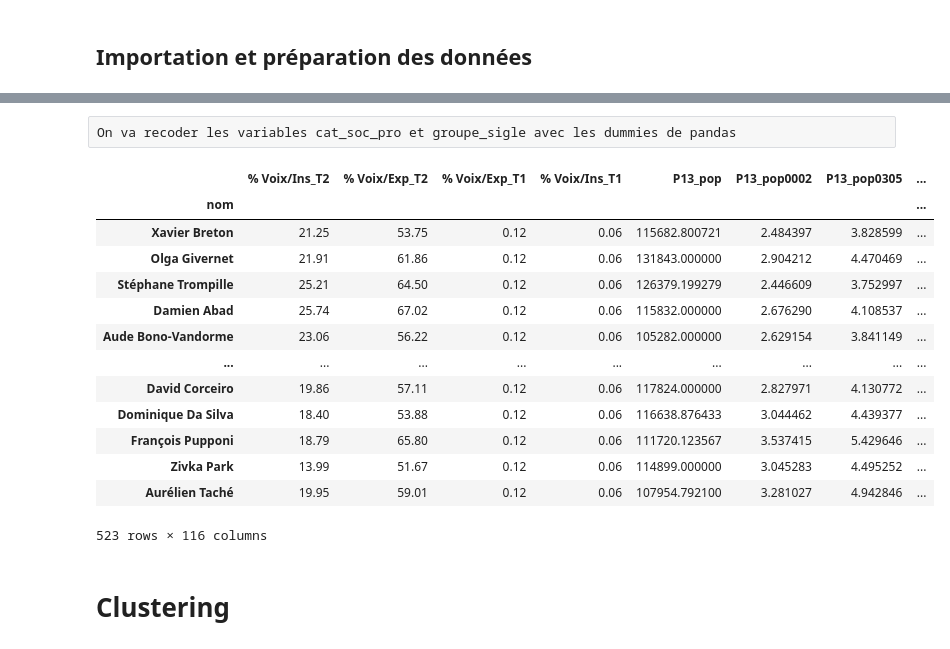
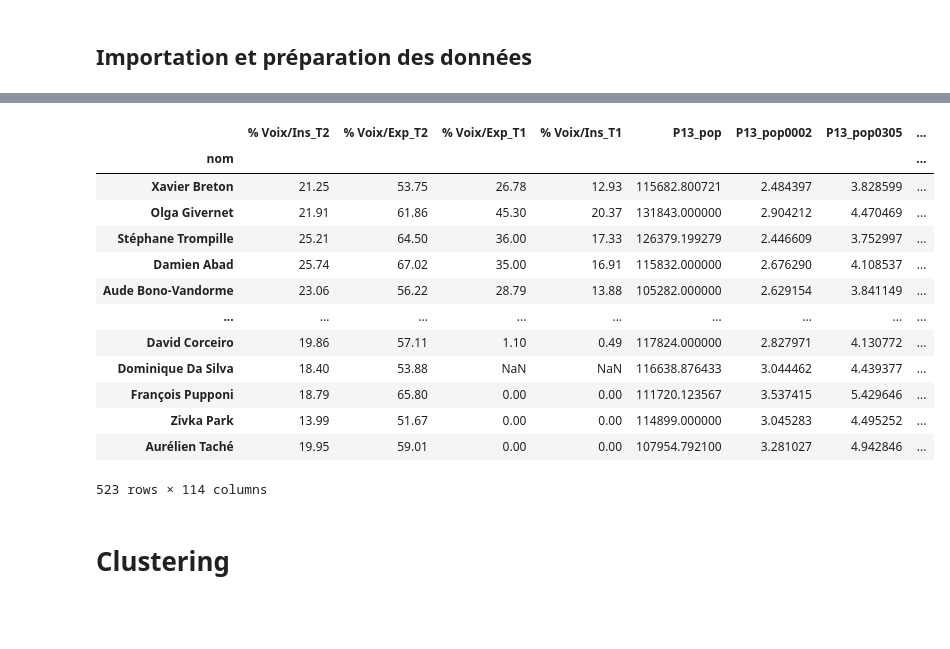
Before and after one commit to p-contamin/Prediction-de-l-activite-des-deputes-francais, a Jupyter notebook: 3. Modélisation/Clustering.ipynb, the cells around one changed output, grey strips where cells are left out. Drawn from its saved outputs; the diff is of its cells as text; code cells hidden in the pictures; blank space fills up the shorter version.

```diff
--- a/3. Modélisation/Clustering.ipynb
+++ b/3. Modélisation/Clustering.ipynb
@@ -73,2 +9,0 @@ tab_final.columns.to_list()
-# %% [raw]
-On va recoder les variables cat_soc_pro et groupe_sigle avec les dummies de pandas
@@ -80,17 +10,19 @@ tab_final=tab_final.set_index("nom")
-# %%
-tab_final
-# %% [output]
-|  | % Voix/Ins_T2 | % Voix/Exp_T2 | % Voix/Exp_T1 | % Voix/Ins_T1 | P13_pop | P13_pop0002 | P13_pop0305 | ... |
-| nom |  |  |  |  |  |  |  | ... |
-| Xavier Breton | 21.25 | 53.75 | 0.12 | 0.06 | 115682.800721 | 2.484397 | 3.828599 | ... |
-| Olga Givernet | 21.91 | 61.86 | 0.12 | 0.06 | 131843.000000 | 2.904212 | 4.470469 | ... |
-| Stéphane Trompille | 25.21 | 64.50 | 0.12 | 0.06 | 126379.199279 | 2.446609 | 3.752997 | ... |
-| Damien Abad | 25.74 | 67.02 | 0.12 | 0.06 | 115832.000000 | 2.676290 | 4.108537 | ... |
-| Aude Bono-Vandorme | 23.06 | 56.22 | 0.12 | 0.06 | 105282.000000 | 2.629154 | 3.841149 | ... |
-| ... | ... | ... | ... | ... | ... | ... | ... | ... |
-| David Corceiro | 19.86 | 57.11 | 0.12 | 0.06 | 117824.000000 | 2.827971 | 4.130772 | ... |
-| Dominique Da Silva | 18.40 | 53.88 | 0.12 | 0.06 | 116638.876433 | 3.044462 | 4.439377 | ... |
-| François Pupponi | 18.79 | 65.80 | 0.12 | 0.06 | 111720.123567 | 3.537415 | 5.429646 | ... |
-| Zivka Park | 13.99 | 51.67 | 0.12 | 0.06 | 114899.000000 | 3.045283 | 4.495252 | ... |
-| Aurélien Taché | 19.95 | 59.01 | 0.12 | 0.06 | 107954.792100 | 3.281027 | 4.942846 | ... |
-523 rows × 116 columns
+# %%
+tab_final=pd.read_csv('C:/Users/Paul/Documents/GitHub/projetpython/1. Rassemblement des données/tab_final.csv',";")
+tab_final=tab_final.set_index("nom")
+tab_final
+# %% [output]
+|  | % Voix/Ins_T2 | % Voix/Exp_T2 | % Voix/Exp_T1 | % Voix/Ins_T1 | P13_pop | P13_pop0002 | P13_pop0305 | ... |
+| nom |  |  |  |  |  |  |  | ... |
+| Xavier Breton | 21.25 | 53.75 | 26.78 | 12.93 | 115682.800721 | 2.484397 | 3.828599 | ... |
+| Olga Givernet | 21.91 | 61.86 | 45.30 | 20.37 | 131843.000000 | 2.904212 | 4.470469 | ... |
+| Stéphane Trompille | 25.21 | 64.50 | 36.00 | 17.33 | 126379.199279 | 2.446609 | 3.752997 | ... |
+| Damien Abad | 25.74 | 67.02 | 35.00 | 16.91 | 115832.000000 | 2.676290 | 4.108537 | ... |
+| Aude Bono-Vandorme | 23.06 | 56.22 | 28.79 | 13.88 | 105282.000000 | 2.629154 | 3.841149 | ... |
+| ... | ... | ... | ... | ... | ... | ... | ... | ... |
+| David Corceiro | 19.86 | 57.11 | 1.10 | 0.49 | 117824.000000 | 2.827971 | 4.130772 | ... |
+| Dominique Da Silva | 18.40 | 53.88 | NaN | NaN | 116638.876433 | 3.044462 | 4.439377 | ... |
+| François Pupponi | 18.79 | 65.80 | 0.00 | 0.00 | 111720.123567 | 3.537415 | 5.429646 | ... |
+| Zivka Park | 13.99 | 51.67 | 0.00 | 0.00 | 114899.000000 | 3.045283 | 4.495252 | ... |
+| Aurélien Taché | 19.95 | 59.01 | 0.00 | 0.00 | 107954.792100 | 3.281027 | 4.942846 | ... |
+523 rows × 114 columns
```
Also changed, not shown: parts of 17 cells of this notebook.
